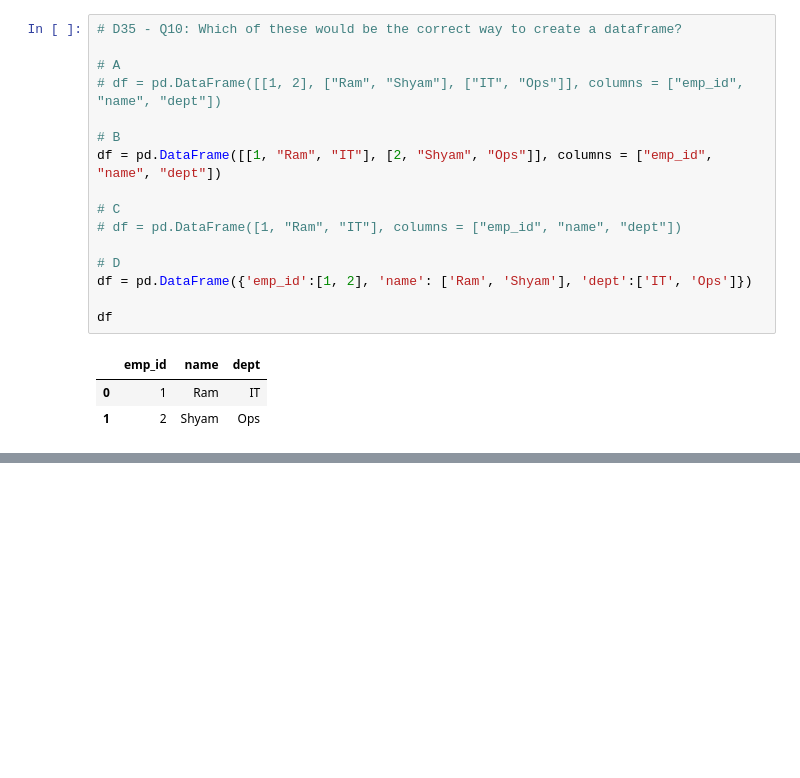
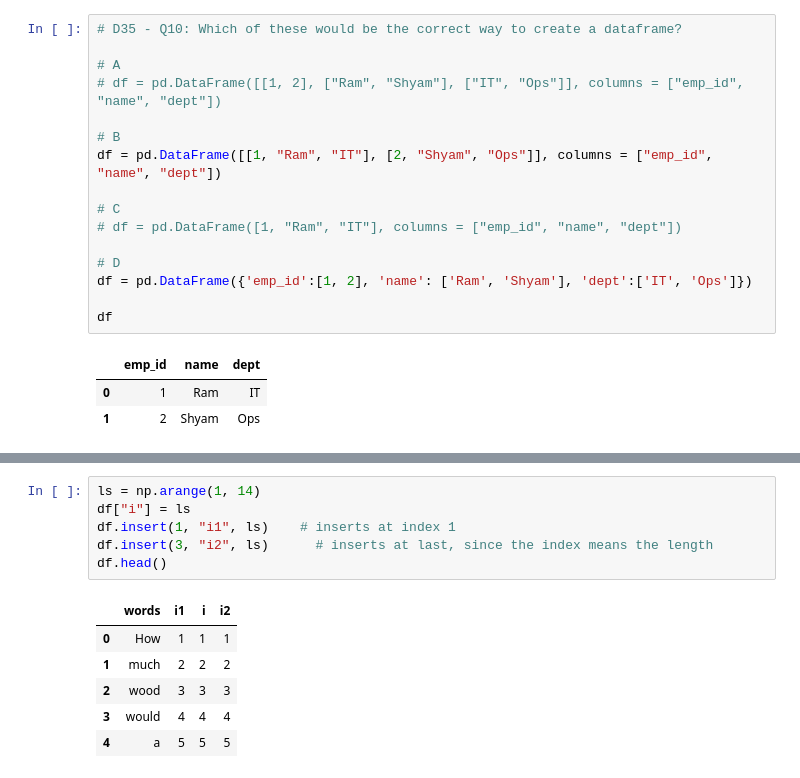
Before and after one commit to Abarajithan-Selvaraj/scaler-dsml-notes, a Jupyter notebook: 03 Python Libraries/pandas-assignments.ipynb, the cells around one changed output, grey strips where cells are left out. Cells and saved outputs as stored; diff of their text form; blank space fills up the shorter version.

```diff
--- a/03 Python Libraries/pandas-assignments.ipynb
+++ b/03 Python Libraries/pandas-assignments.ipynb
@@ -22,0 +74,13 @@ df
+# %%
+ls = np.arange(1, 14)
+df["i"] = ls
+df.insert(1, "i1", ls)    # inserts at index 1
+df.insert(3, "i2", ls)      # inserts at last, since the index means the length
+df.head()
+# %% [output]
+|  | words | i1 | i | i2 |
+| 0 | How | 1 | 1 | 1 |
+| 1 | much | 2 | 2 | 2 |
+| 2 | wood | 3 | 3 | 3 |
+| 3 | would | 4 | 4 | 4 |
+| 4 | a | 5 | 5 | 5 |
```
Also changed, not shown: parts of 24 cells of this notebook, 1 other file.
